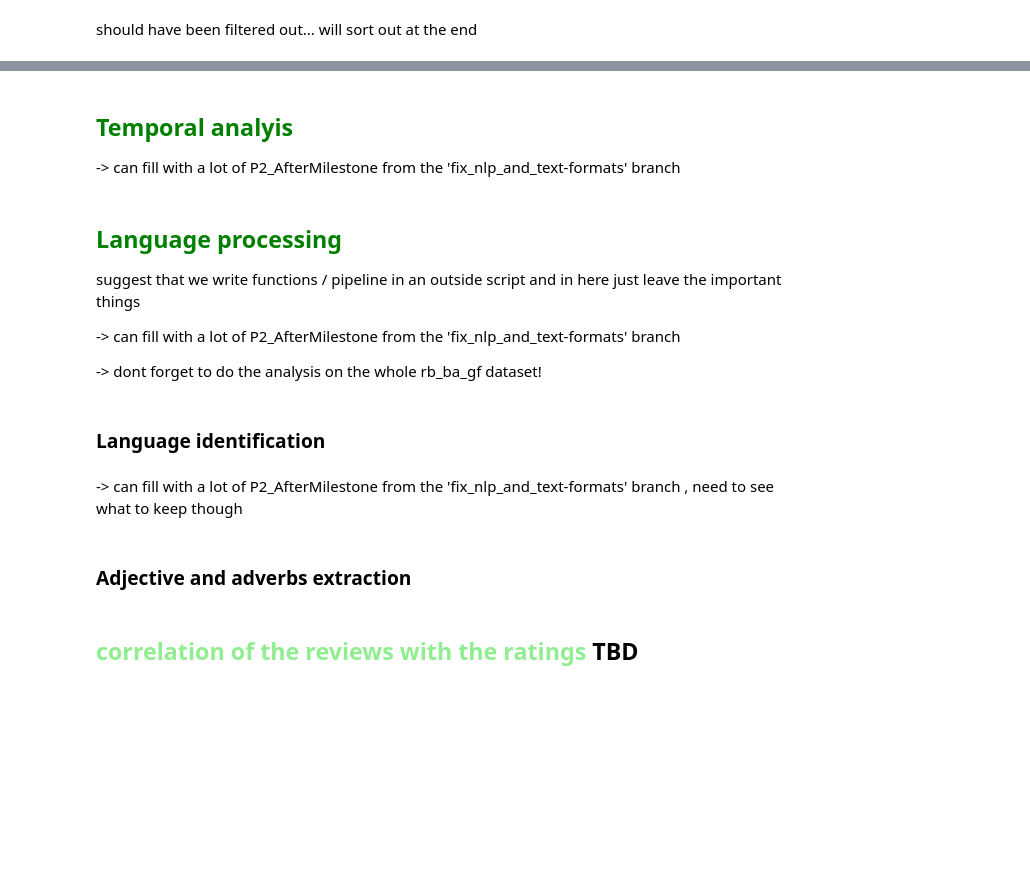
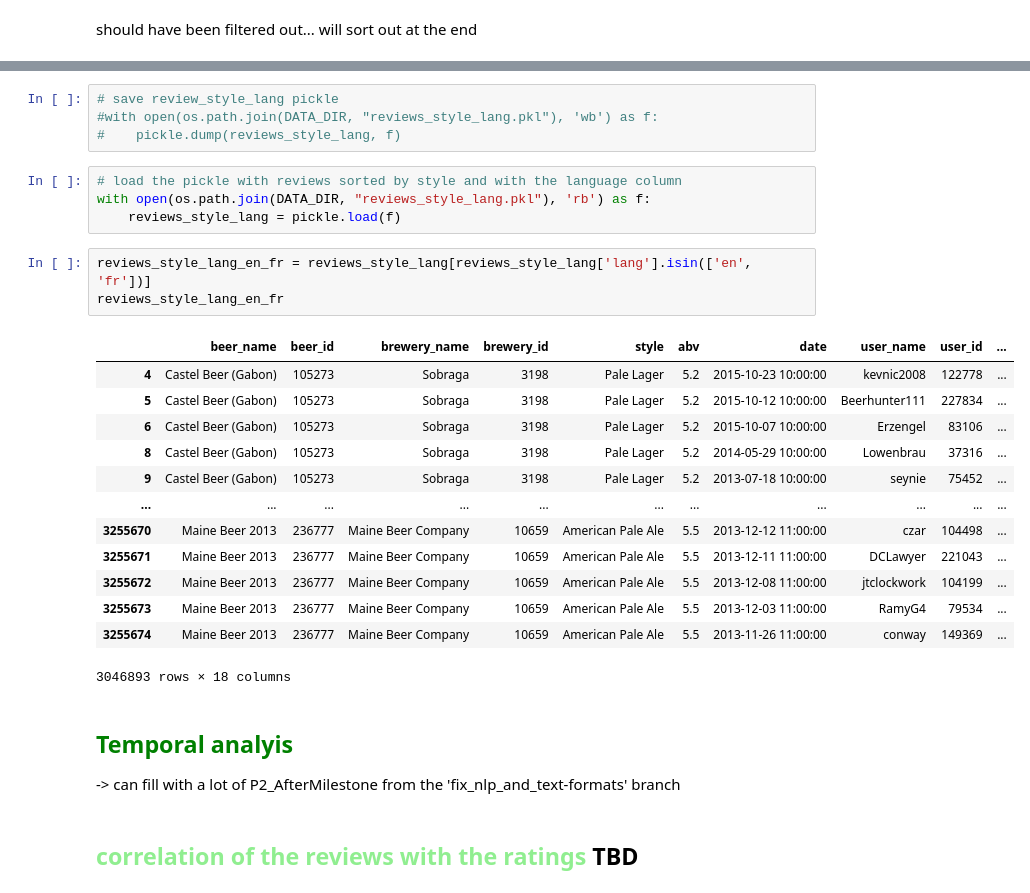
Before and after one commit to epfl-ada/ada-2023-project-adarescueteam, a Jupyter notebook: code/P3.ipynb, the cells around one changed output, grey strips where cells are left out. Cells and saved outputs as stored; diff of their text form; blank space fills up the shorter version.

```diff
--- a/code/P3.ipynb
+++ b/code/P3.ipynb
@@ -341,20 +347,31 @@ RB_BA_ratings.duplicated().sum()
+# %%
+# save review_style_lang pickle
+#with open(os.path.join(DATA_DIR, "reviews_style_lang.pkl"), 'wb') as f:
+#    pickle.dump(reviews_style_lang, f)
+# %%
+# load the pickle with reviews sorted by style and with the language column
+with open(os.path.join(DATA_DIR, "reviews_style_lang.pkl"), 'rb') as f:
+    reviews_style_lang = pickle.load(f)
+# %%
+reviews_style_lang_en_fr = reviews_style_lang[reviews_style_lang['lang'].isin(['en', 'fr'])]
+reviews_style_lang_en_fr
+# %% [output]
+|  | beer_name | beer_id | brewery_name | brewery_id | style | abv | date | user_name | user_id | ... |
+| 4 | Castel Beer (Gabon) | 105273 | Sobraga | 3198 | Pale Lager | 5.2 | 2015-10-23 10:00:00 | kevnic2008 | 122778 | ... |
+| 5 | Castel Beer (Gabon) | 105273 | Sobraga | 3198 | Pale Lager | 5.2 | 2015-10-12 10:00:00 | Beerhunter111 | 227834 | ... |
+| 6 | Castel Beer (Gabon) | 105273 | Sobraga | 3198 | Pale Lager | 5.2 | 2015-10-07 10:00:00 | Erzengel | 83106 | ... |
+| 8 | Castel Beer (Gabon) | 105273 | Sobraga | 3198 | Pale Lager | 5.2 | 2014-05-29 10:00:00 | Lowenbrau | 37316 | ... |
+| 9 | Castel Beer (Gabon) | 105273 | Sobraga | 3198 | Pale Lager | 5.2 | 2013-07-18 10:00:00 | seynie | 75452 | ... |
+| ... | ... | ... | ... | ... | ... | ... | ... | ... | ... | ... |
+| 3255670 | Maine Beer 2013 | 236777 | Maine Beer Company | 10659 | American Pale Ale | 5.5 | 2013-12-12 11:00:00 | czar | 104498 | ... |
+| 3255671 | Maine Beer 2013 | 236777 | Maine Beer Company | 10659 | American Pale Ale | 5.5 | 2013-12-11 11:00:00 | DCLawyer | 221043 | ... |
+| 3255672 | Maine Beer 2013 | 236777 | Maine Beer Company | 10659 | American Pale Ale | 5.5 | 2013-12-08 11:00:00 | jtclockwork | 104199 | ... |
+| 3255673 | Maine Beer 2013 | 236777 | Maine Beer Company | 10659 | American Pale Ale | 5.5 | 2013-12-03 11:00:00 | RamyG4 | 79534 | ... |
+| 3255674 | Maine Beer 2013 | 236777 | Maine Beer Company | 10659 | American Pale Ale | 5.5 | 2013-11-26 11:00:00 | conway | 149369 | ... |
+3046893 rows × 18 columns
 # %% [markdown]
 ## <span style="color: green;">Temporal analyis</span>
 
 -> can fill with a lot of P2_AfterMilestone from the 'fix_nlp_and_text-formats' branch
-# %% [markdown]
-## <span style="color: green;">Language processing</span>
-
-suggest that we write functions / pipeline in an outside script and in here just leave the important things
-
--> can fill with a lot of P2_AfterMilestone from the 'fix_nlp_and_text-formats' branch
-
--> dont forget to do the analysis on the whole rb_ba_gf dataset!
-# %% [markdown]
-### Language identification
-# %% [markdown]
--> can fill with a lot of P2_AfterMilestone from the 'fix_nlp_and_text-formats' branch , need to see what to keep though
-# %% [markdown]
-### Adjective and adverbs extraction
 # %% [markdown]
 ## <span style="color: lightgreen;">correlation of the reviews with the ratings</span> TBD
```
Also changed, not shown: parts of 35 cells of this notebook.
